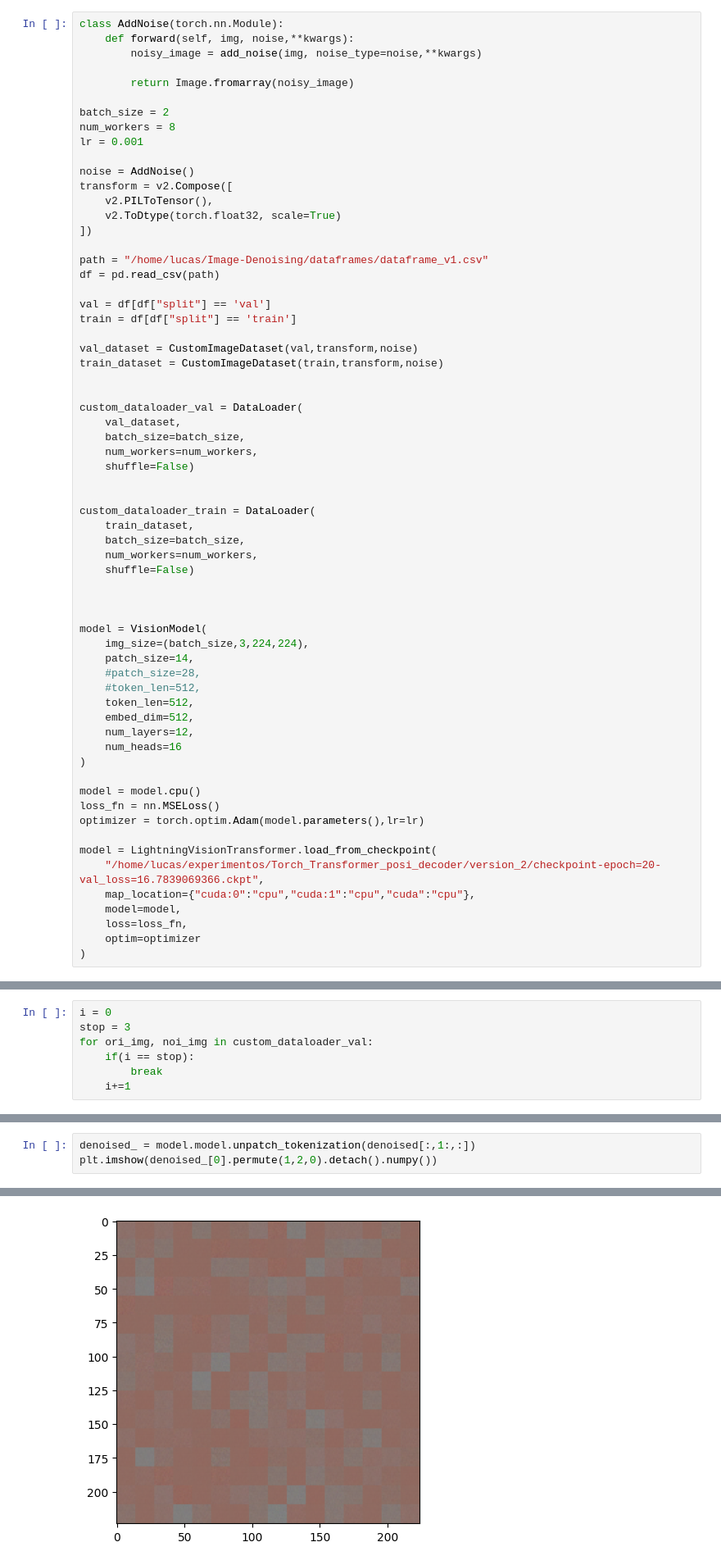
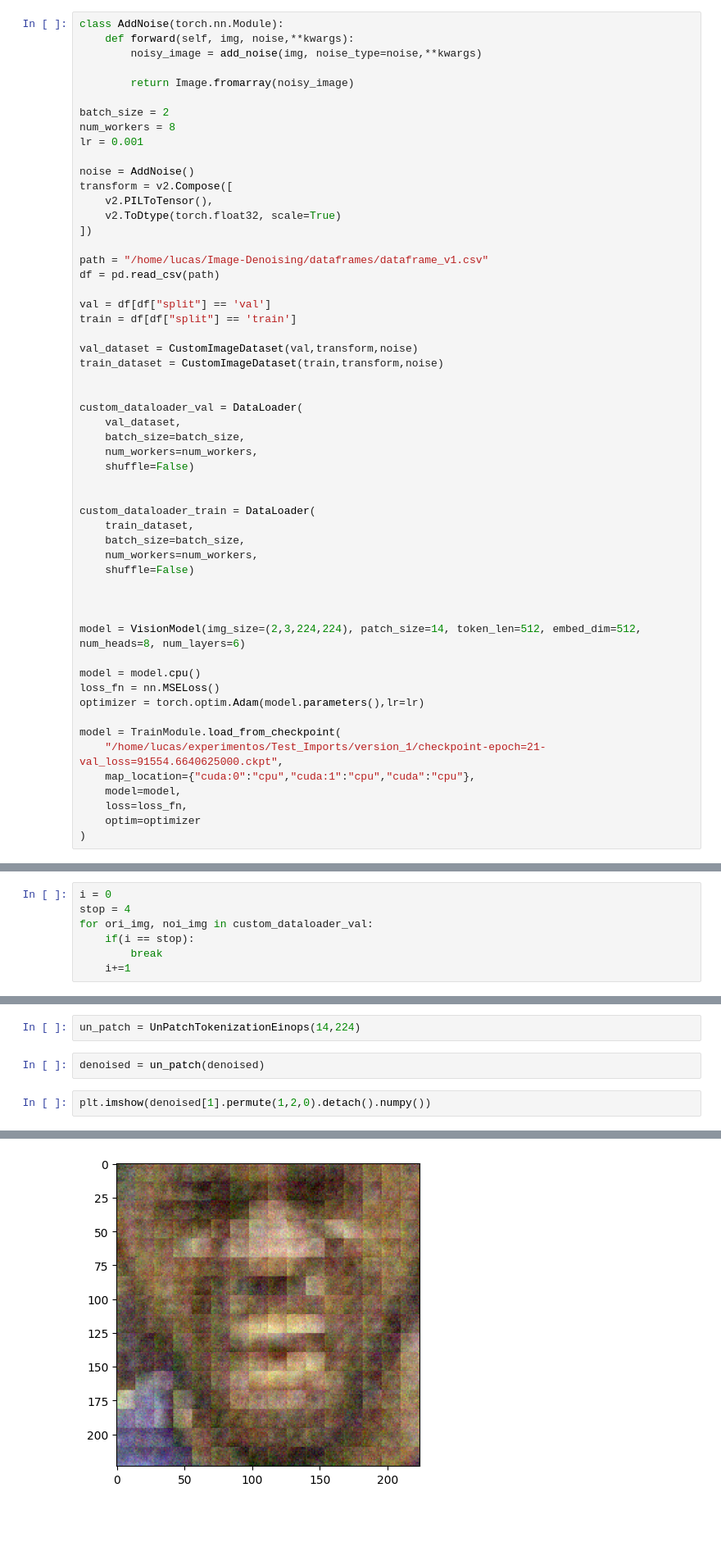
Before and after one commit to Migliorin/Image-Denoising, a Jupyter notebook: notebooks/ExperimentsAnalysis/PlotGraph.ipynb, the cells around one changed output, grey strips where cells are left out. Shown at 82% size. Drawn from its saved outputs; the diff is of its cells as text; blank space fills up the shorter version.

```diff
--- a/notebooks/ExperimentsAnalysis/PlotGraph.ipynb
+++ b/notebooks/ExperimentsAnalysis/PlotGraph.ipynb
@@ -168,23 +168,14 @@ custom_dataloader_train = DataLoader(
 
 
 
-model = VisionModel(
-    img_size=(batch_size,3,224,224),
-    patch_size=14,
-    #patch_size=28,
-    #token_len=512,
-    token_len=512,
-    embed_dim=512,
-    num_layers=12,
-    num_heads=16
-)
+model = VisionModel(img_size=(2,3,224,224), patch_size=14, token_len=512, embed_dim=512, num_heads=8, num_layers=6)
 
 model = model.cpu()
 loss_fn = nn.MSELoss()
 optimizer = torch.optim.Adam(model.parameters(),lr=lr)
 
-model = LightningVisionTransformer.load_from_checkpoint(
-    "/home/lucas/experimentos/Torch_Transformer_posi_decoder/version_2/checkpoint-epoch=20-val_loss=16.7839069366.ckpt",
+model = TrainModule.load_from_checkpoint(
+    "/home/lucas/experimentos/Test_Imports/version_1/checkpoint-epoch=21-val_loss=91554.6640625000.ckpt",
     map_location={"cuda:0":"cpu","cuda:1":"cpu","cuda":"cpu"},
     model=model,
     loss=loss_fn,
@@ -194,7 +185,7 @@ model = LightningVisionTransformer.load_from_checkpoint(
 # 5 Testando inferencias
 # %%
 i = 0
-stop = 3
+stop = 4
 for ori_img, noi_img in custom_dataloader_val:
     if(i == stop):
         break
@@ -238,4 +207,7 @@ torch.Size([2, 257, 588])
+# %%
+un_patch = UnPatchTokenizationEinops(14,224)
+# %%
+denoised = un_patch(denoised)
 # %%
-denoised_ = model.model.unpatch_tokenization(denoised[:,1:,:])
-plt.imshow(denoised_[0].permute(1,2,0).detach().numpy())
+plt.imshow(denoised[1].permute(1,2,0).detach().numpy())
 # %% [output]
@@ -243,4 +216,4 @@ plt.imshow(denoised_[0].permute(1,2,0).detach().numpy())
-[figure, old version]
+[figure, new version]
 # %%
 denoised_ = model.model.unpatch_tokenization(denoised[:,:-1,:])
 plt.imshow(denoised_[0].permute(1,2,0).detach().numpy())
```
Also changed, not shown: parts of 11 cells of this notebook.
